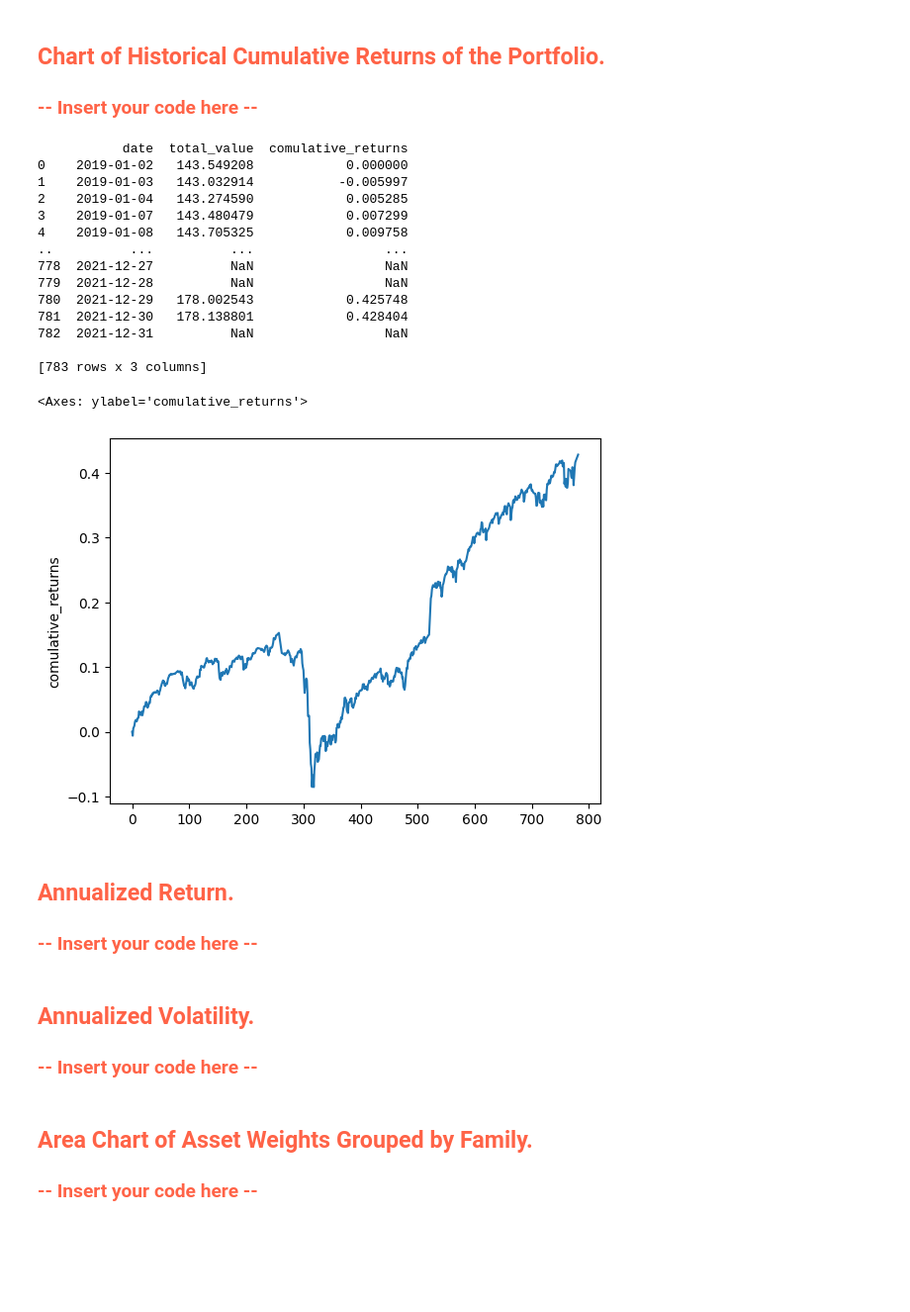
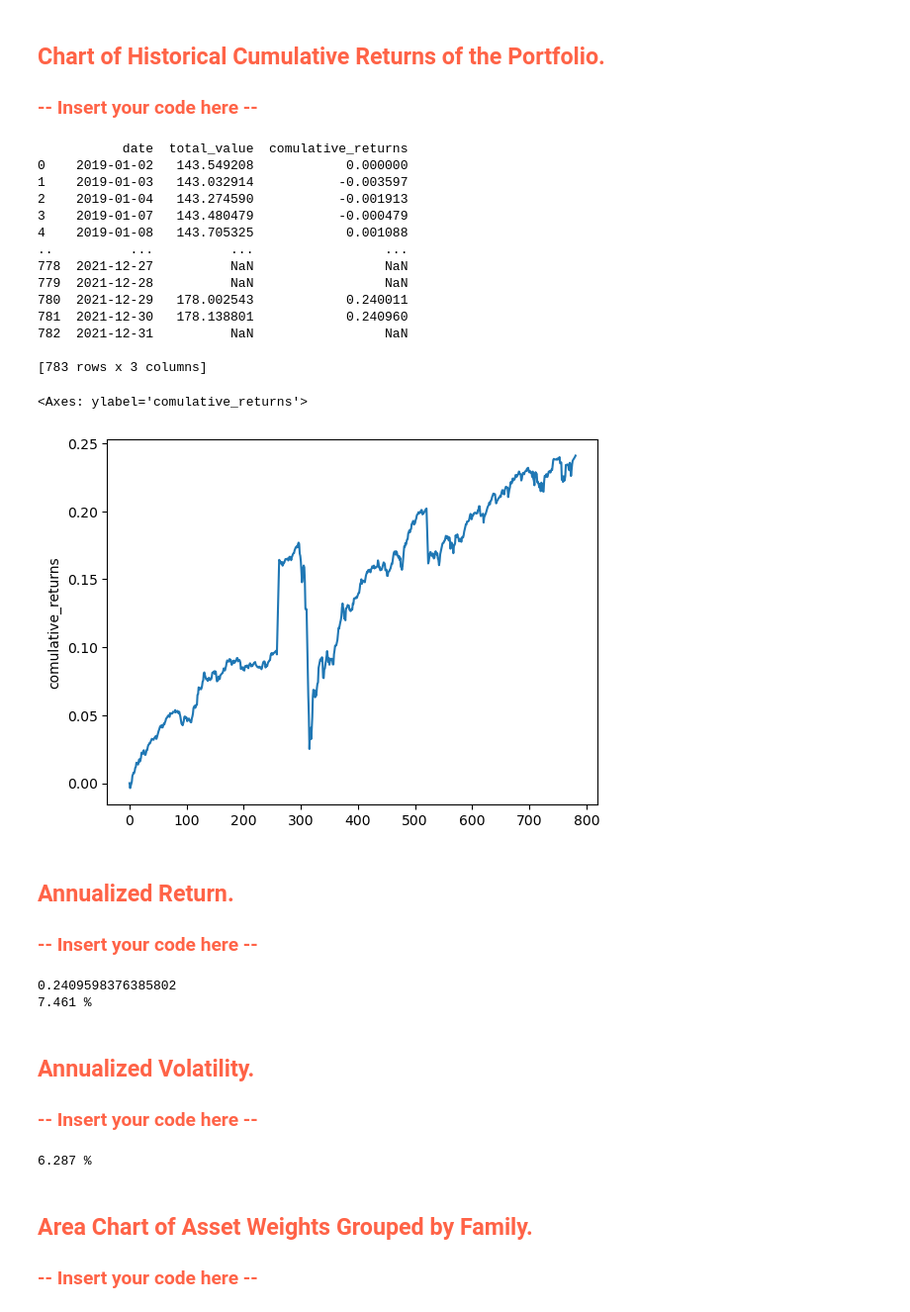
Before and after one commit to eduardoparracho/portofolio-analysis-quest, a Jupyter notebook: quest.ipynb, the cells around one changed output. Shown: that part at 99% size. Saved outputs shown, nothing was run; the diff lists cells and outputs as text; code cells hidden in the pictures; blank space fills up the shorter version.

```diff
--- a/quest.ipynb
+++ b/quest.ipynb
@@ -175,48 +192,80 @@ plt.stackplot(w_df.index, w_df.iloc[:,0], w_df.iloc[:,1], w_df.iloc[:,2], w_df.i
 # %%
 returns_df = pd.DataFrame()
 
 returns_df["date"] = hard_copy.date
 total_value = list()
 comulative_returns = list()
 
 for i in range(len(df.index)):
     line_total = 0
     line_comulative = 0
     for asset in asset_list:
-        # total is given by the sum of all (assets * assets weight)
+        # current value is given by the sum of all (assets * assets weight)
         line_total += df.iloc[i][asset]*w_df.iloc[i][asset]
-        # comulative is given by ((curr price - initial price)/initial price) * asset weight
-        line_comulative += (df.iloc[i][asset]-df.iloc[0][asset])*w_df.iloc[i][asset]/df.iloc[0][asset]
+        # comulative is given by current value / initial value - 1
+
     total_value.append(line_total)
+    line_comulative += line_total / total_value[0] -1
+
     comulative_returns.append(line_comulative)
 
 returns_df["total_value"] = total_value
 returns_df["comulative_returns"] = comulative_returns
 print(returns_df)
 sns.lineplot(data=returns_df.comulative_returns)
 # %% [output]
            date  total_value  comulative_returns
 0    2019-01-02   143.549208            0.000000
-1    2019-01-03   143.032914           -0.005997
-2    2019-01-04   143.274590            0.005285
-3    2019-01-07   143.480479            0.007299
-4    2019-01-08   143.705325            0.009758
+1    2019-01-03   143.032914           -0.003597
+2    2019-01-04   143.274590           -0.001913
+3    2019-01-07   143.480479           -0.000479
+4    2019-01-08   143.705325            0.001088
 ..          ...          ...                 ...
 778  2021-12-27          NaN                 NaN
 779  2021-12-28          NaN                 NaN
-780  2021-12-29   178.002543            0.425748
-781  2021-12-30   178.138801            0.428404
+780  2021-12-29   178.002543            0.240011
+781  2021-12-30   178.138801            0.240960
 782  2021-12-31          NaN                 NaN
 
 [783 rows x 3 columns]
 <Axes: ylabel='comulative_returns'>
-[figure, old version]
+[figure, new version]
 # %% [markdown]
 <h2 style="color: #FF6347;">Annualized Return.</h2>
 <h3 style="color: #FF6347;">-- Insert your code here --</h3>
+# %%
+# Overall annualized return:
+ov_df = returns_df.dropna()
+
+comm_ret = ov_df["comulative_returns"].iloc[-1].astype(float)
+print(comm_ret)
+n = 3 # number of years
+
+ov_ann_ret = 100*((1 + comm_ret) ** (1/n) - 1)
+
+print(f"{ov_ann_ret:.3f} %")
+# %% [output]
+0.2409598376385802
+7.461 %
 # %% [markdown]
 <h2 style="color: #FF6347;">Annualized Volatility.</h2>
 <h3 style="color: #FF6347;">-- Insert your code here --</h3>
+# %%
+daily_ret = list()
+
+for i in range(len(ov_df.index)):
+    if i == 0:
+        daily_ret.append(0.0)
+    else:
+        daily_ret.append((ov_df["total_value"].iloc[i] - ov_df["total_value"].iloc[i-1])/ov_df["total_value"].iloc[i-1])
+
+daily_volatility = np.std(daily_ret)
+
+annualized_volatility = daily_volatility * np.sqrt(261) *100
+
+print(f"{annualized_volatility:.3f} %")
+# %% [output]
+6.287 %
 # %% [markdown]
 <h2 style="color: #FF6347;">Area Chart of Asset Weights Grouped by Family.</h2>
 <h3 style="color: #FF6347;">-- Insert your code here --</h3>
```
Also changed, not shown: parts of 11 cells of this notebook.
